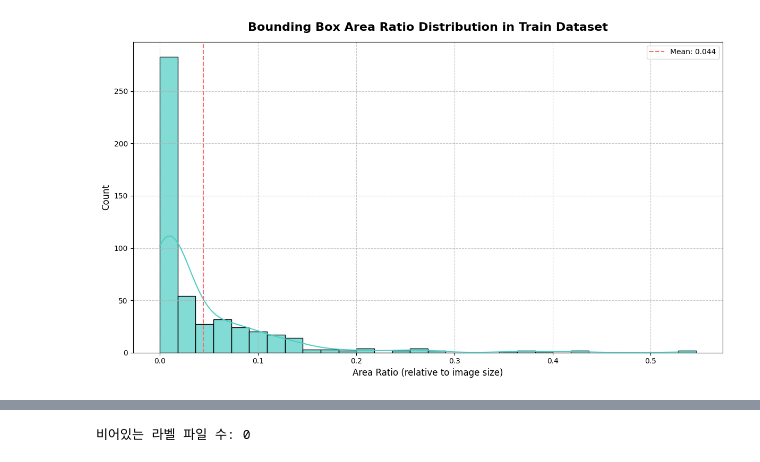
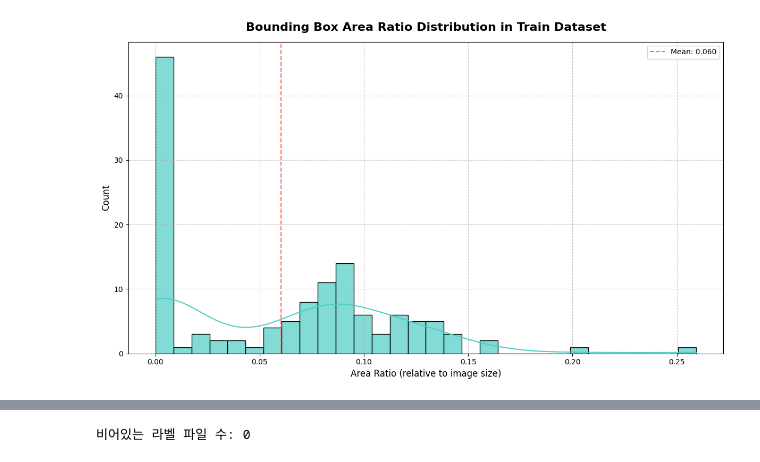
Before and after one commit to Kang-dongbae/WheelScan, a Jupyter notebook: src/notebook.ipynb, the cells around one changed output, grey strips where cells are left out. Drawn from its saved outputs; the diff is of its cells as text; code cells hidden in the pictures.

```diff
--- a/src/notebook.ipynb
+++ b/src/notebook.ipynb
@@ -7,8 +7,8 @@ import seaborn as sns
 from PIL import Image
 # %%
 # 파일 경로 설정
-#data_root = r"C:\Dev\WheelScan\data"
-data_root = r"/Users/dongbae/Dev/WheelScan/data"
+data_root = r"D:\Dev\WheelScan\data"
+#data_root = r"/Users/dongbae/Dev/WheelScan/data"
 train_img_dir = os.path.join(data_root, "train", "images")
 train_label_dir = os.path.join(data_root, "train", "labels")
 # %%
@@ -112,3 +112,20 @@ Data columns (total 10 columns):
 dtypes: float64(4), int64(3), object(3)
 memory usage: 39.1+ KB
 None
+# %%
+# image_id의 첫 글자 추출 (D, L, R)
+df['prefix'] = df['image_id'].str[0]
+
+# 각 prefix별 고유한 image_id 개수 세기
+counts = df.groupby('prefix')['image_id'].nunique()
+
+# 결과 출력
+print(counts)
+
+# 시각화
+plt.figure(figsize=(10, 6))
+ax = sns.countplot(data=df, x='prefix')
+plt.title('Image Count')
+plt.xlabel('Image Prefix')
+plt.ylabel('Number of Images')
+plt.show()
@@ -114,0 +139,8 @@ None
+# %%
+# ✅ 1. prefix별 데이터프레임 분리
+df_D = df[df['prefix'] == 'D'].copy()
+df_LR = df[df['prefix'].isin(['L', 'R'])].copy()
+
+# 결과 확인
+print("D 데이터프레임 개수:", len(df_D))
+print("L/R 데이터프레임 개수:", len(df_LR))
@@ -140,22 +222,22 @@ class_counts = (
 # %%
 # 바운딩 박스가 이미지 내 차지하는 비율
-df['bbox_width_abs'] = df['width'] * df['image_width']
-df['bbox_height_abs'] = df['height'] * df['image_height']
+df_LR['bbox_width_abs'] = df_LR['width'] * df_LR['image_width']
+df_LR['bbox_height_abs'] = df_LR['height'] * df_LR['image_height']
 # 바운딩 박스 면적 계산
-df['area'] = df['bbox_width_abs'] * df['bbox_height_abs']
+df_LR['area'] = df_LR['bbox_width_abs'] * df_LR['bbox_height_abs']
 # 이미지 전체 면적 대비 비율 계산
-df['area_ratio'] = df['area'] / (df['image_width'] * df['image_height'])
+df_LR['area_ratio'] = df_LR['area'] / (df_LR['image_width'] * df_LR['image_height'])
 
 # 바운딩 박스 면적 비율 분포 시각화
 plt.figure(figsize=(12, 7))
-sns.histplot(data=df, x='area_ratio', bins=30, kde=True, color='#4ECDC4', alpha=0.7)
+sns.histplot(data=df_LR, x='area_ratio', bins=30, kde=True, color='#4ECDC4', alpha=0.7)
 plt.title('Bounding Box Area Ratio Distribution in Train Dataset', fontsize=16, pad=15, fontweight='bold')
 plt.xlabel('Area Ratio (relative to image size)', fontsize=12)
 plt.ylabel('Count', fontsize=12)
-plt.axvline(df['area_ratio'].mean(), color='#FF6B6B', linestyle='--', label=f'Mean: {df["area_ratio"].mean():.3f}')
+plt.axvline(df_LR['area_ratio'].mean(), color='#FF6B6B', linestyle='--', label=f'Mean: {df_LR["area_ratio"].mean():.3f}')
 plt.legend(fontsize=10)
 plt.grid(True, linestyle='--', alpha=0.7)
 plt.tight_layout()
 plt.show()
 # %% [output]
-[figure, old version]
+[figure, new version]
```
Also changed, not shown: parts of 9 cells of this notebook, 4 other files.
